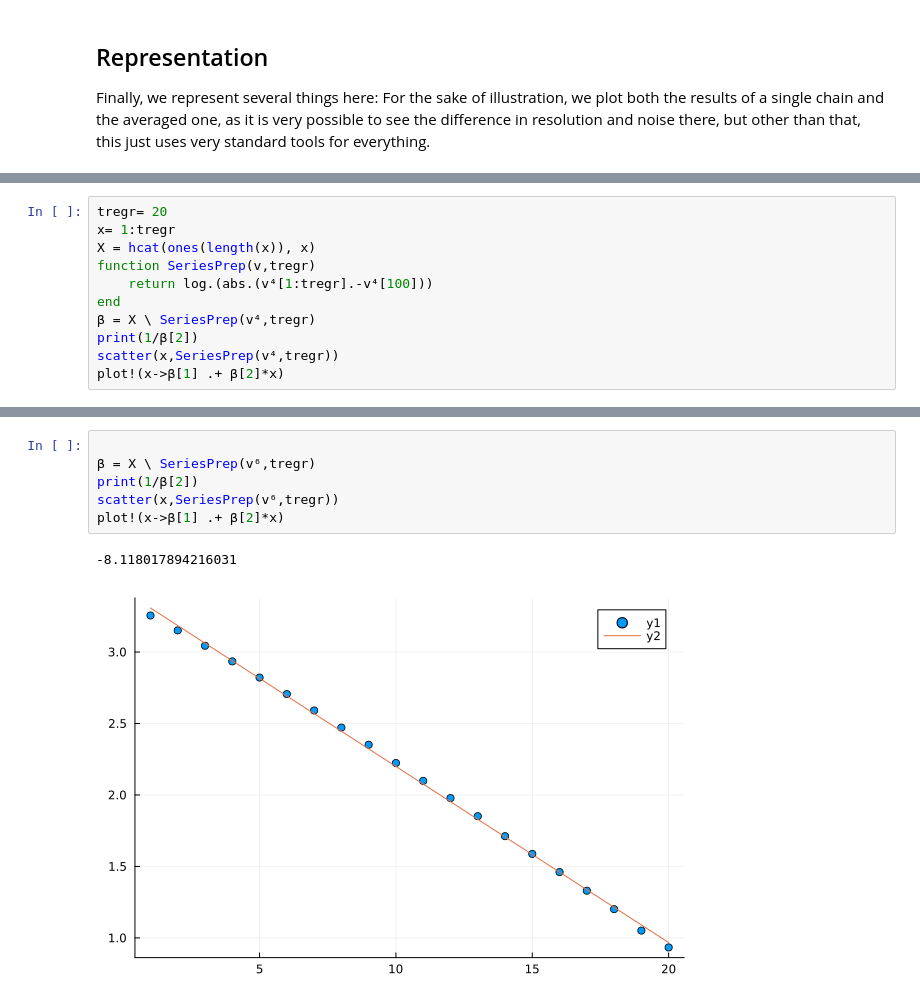
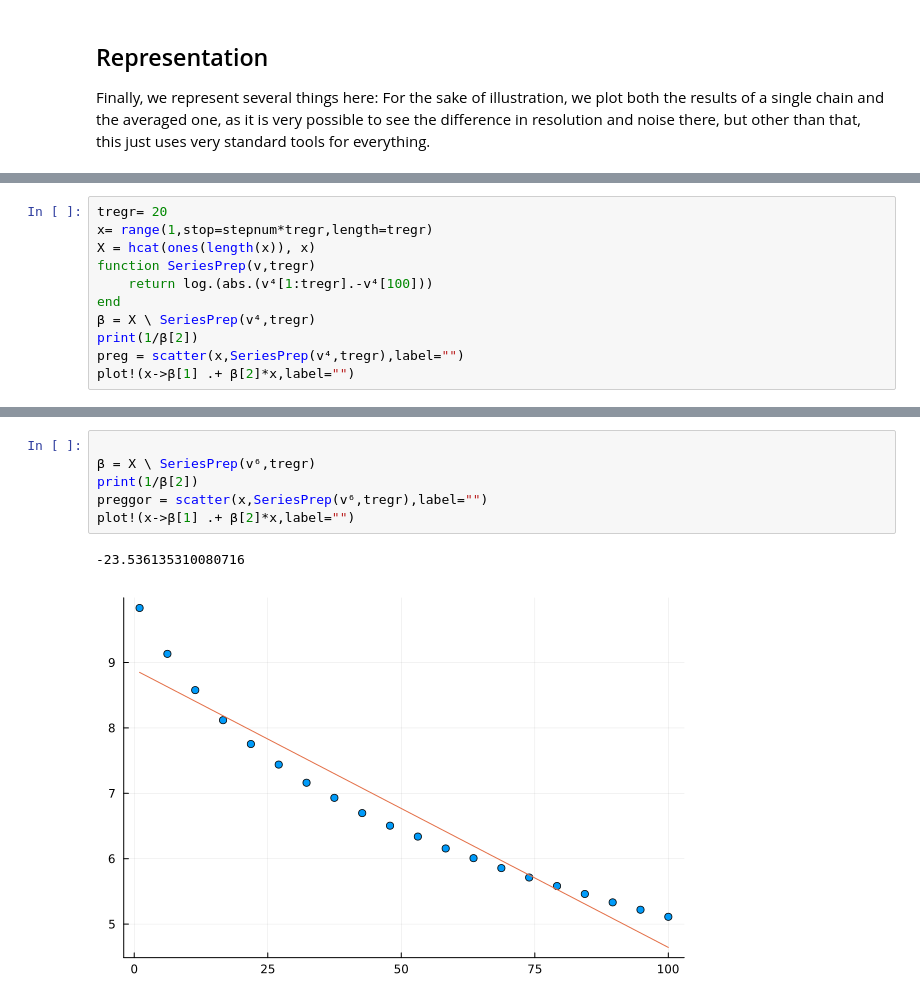
Before and after one commit to BielUsal/BoltzmannNonEq, a Jupyter notebook: NonEq.ipynb, the cells around one changed output, grey strips where cells are left out. Cells and saved outputs as stored; diff of their text form.

```diff
--- a/NonEq.ipynb
+++ b/NonEq.ipynb
@@ -324,12 +324,12 @@ end
 # %%
 tregr= 20
-x= 1:tregr
+x= range(1,stop=stepnum*tregr,length=tregr)
 X = hcat(ones(length(x)), x)
 function SeriesPrep(v,tregr)
     return log.(abs.(v⁴[1:tregr].-v⁴[100]))
 end
 β = X \ SeriesPrep(v⁴,tregr)
 print(1/β[2])
-scatter(x,SeriesPrep(v⁴,tregr))
-plot!(x->β[1] .+ β[2]*x)
+preg = scatter(x,SeriesPrep(v⁴,tregr),label="")
+plot!(x->β[1] .+ β[2]*x,label="")
 # %% [output]
@@ -338,9 +338,9 @@ plot!(x->β[1] .+ β[2]*x)
 # %%
 
 β = X \ SeriesPrep(v⁶,tregr)
 print(1/β[2])
-scatter(x,SeriesPrep(v⁶,tregr))
-plot!(x->β[1] .+ β[2]*x)
+preggor = scatter(x,SeriesPrep(v⁶,tregr),label="")
+plot!(x->β[1] .+ β[2]*x,label="")
 # %% [output]
--8.118017894216031
+-23.536135310080716
-[figure, old version]
+[figure, new version]
```
Also changed, not shown: parts of 13 cells of this notebook.
